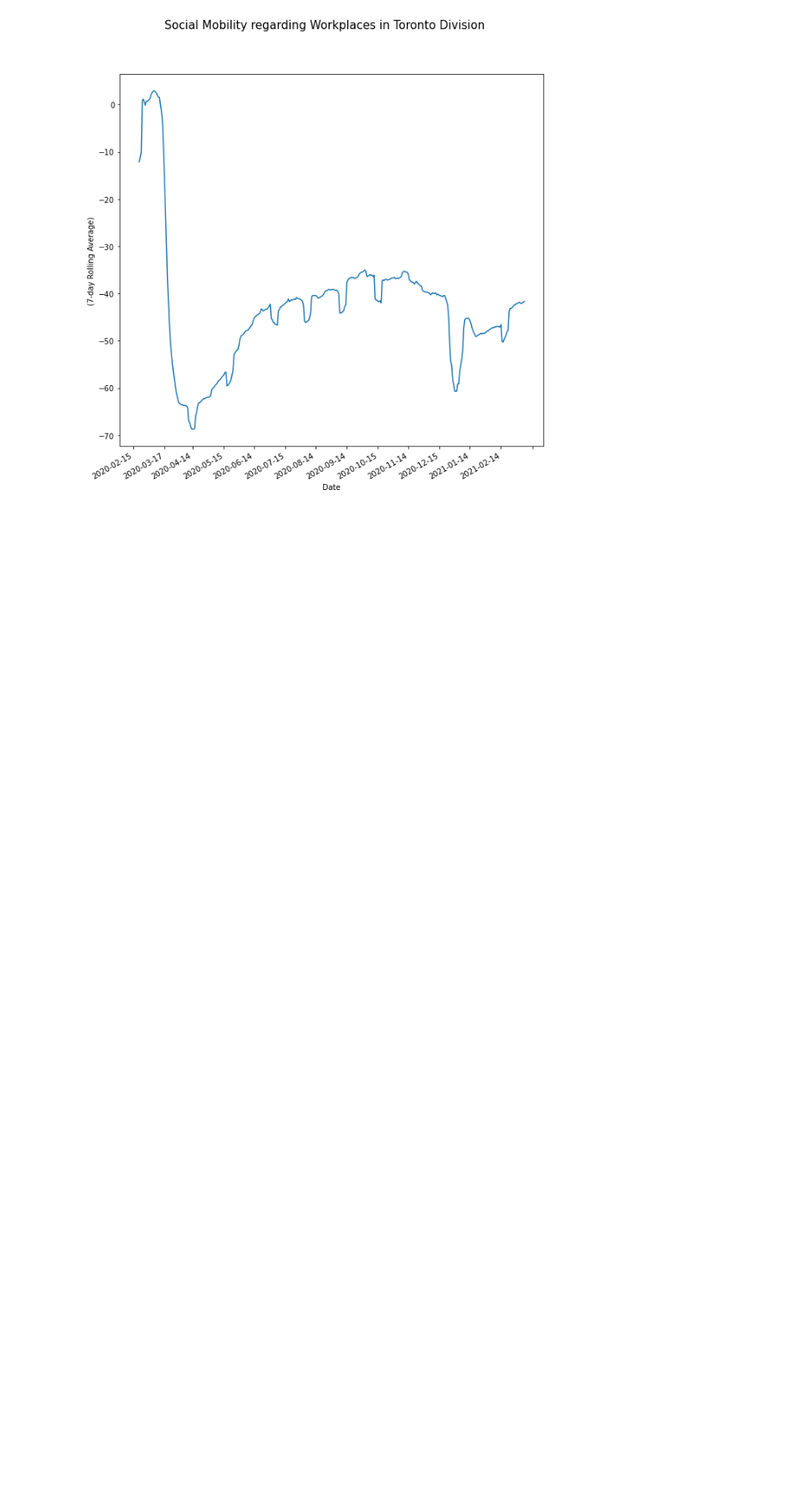
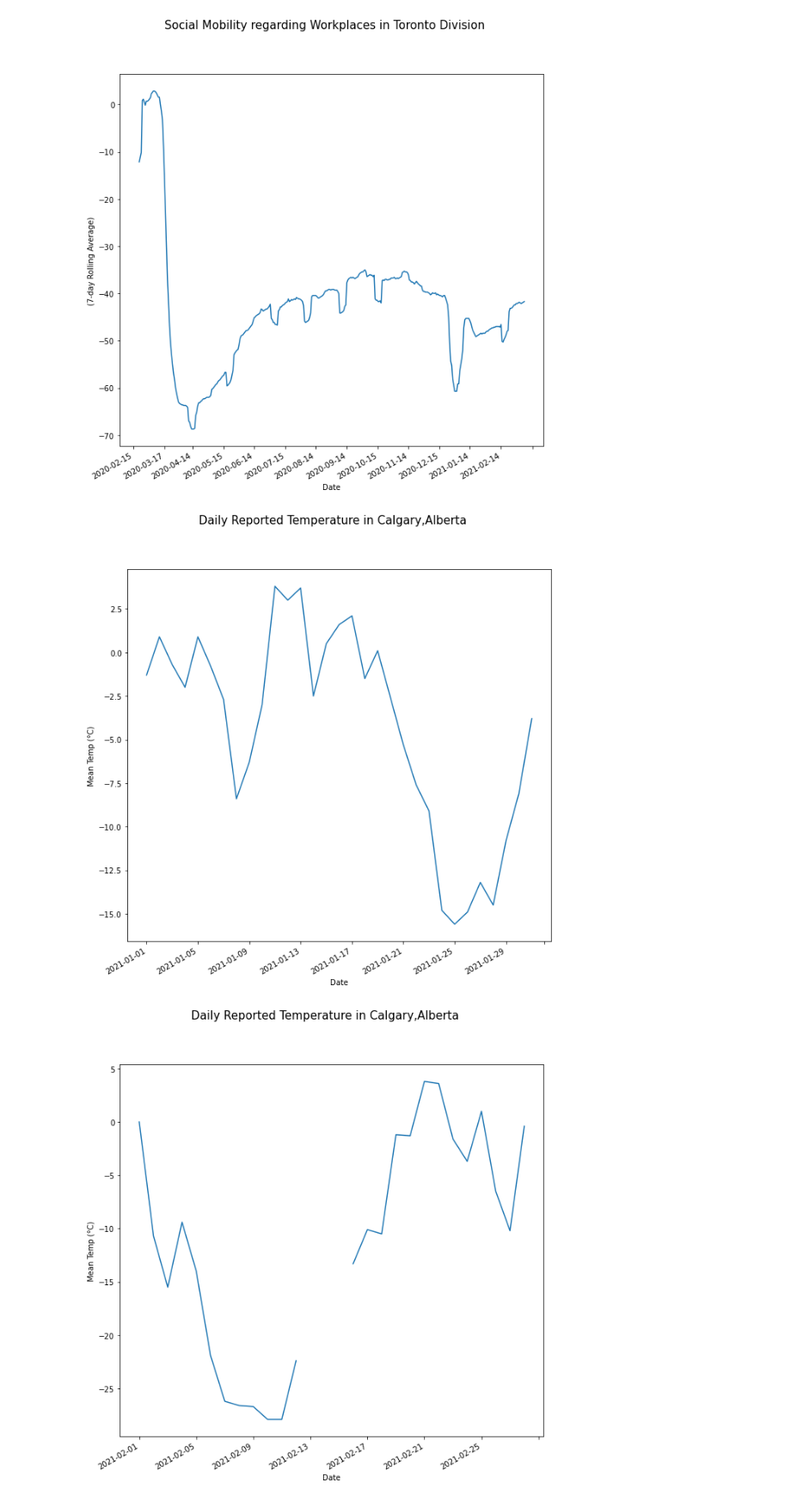
Before and after one commit to jolenezheng/COVIDDashboard, a Jupyter notebook: NEW COVID-19 Mortality Graphs for Canada.ipynb, the cells around one changed output. Shown: that part at 86% size. Cells and saved outputs as stored; diff of their text form; code cells hidden in the pictures; blank space fills up the shorter version.

```diff
--- a/NEW COVID-19 Mortality Graphs for Canada.ipynb
+++ b/NEW COVID-19 Mortality Graphs for Canada.ipynb
@@ -275,35 +275,46 @@ from dateutil.relativedelta import relativedelta
 province_name = 'Alberta'
 region_name = 'Calgary'
 
 # Opens the text file in lines
 weat_info = pd.read_csv(r'C:\Users\shafi\Downloads\COVID-19 CANADIAN DASHBOARD\health_regions_weather.csv')
 
 def climateid(province_name, region_name):
     weat_info_province = weat_info[weat_info.province_name == province_name]
-    return weat_info_province.stat_id[weat_info_province.health_region == region_name].item()
+    return weat_info_province.climate_id[weat_info_province.health_region == region_name].item()
 
 def provinceid(province_name, region_name):
     weat_info_province = weat_info[weat_info.province_name == province_name]
     return weat_info_province.prov_id[weat_info_province.health_region == region_name].item()
 
 base_url = 'https://dd.weather.gc.ca/climate/observations/daily/csv/'
 start_dt = dt.datetime(2020, 12, 31)
 end_dt = dt.datetime.today()
 
 delta = relativedelta(months=1)
 
 while start_dt <= end_dt:
     start_dt += delta
 
     date_rang = start_dt.strftime("%Y-%m")
 
     target_url = base_url + provinceid(province_name, region_name) + '/climate_daily_' +provinceid(province_name, region_name)+ '_' +climateid(province_name, region_name)+ '_' +date_rang+ '_P1D.csv'
 
     weather_data = pd.read_csv(target_url, encoding='Latin-1')
 
-
-    print(pd.DataFrame(weather_data['Date/Time']))
-
-
     weather_annual = pd.concat([weather_data['Mean Temp (°C)']], ignore_index=True)
     weather_date = pd.concat([weather_data['Date/Time']], ignore_index=True)
+
+    fig, ax = plt.subplots(figsize=(10, 10))
+
+    plt.plot(weather_date, weather_annual)
+
+    plt.xlabel('Date', fontsize=10)
+    plt.ylabel('Mean Temp (°C)', fontsize=10)
+    plt.suptitle('Daily Reported Temperature in '+region_name+ ','+province_name, fontsize=15)
+
+    ax.xaxis.set_major_locator(mdates.AutoDateLocator())
+
+    fig.autofmt_xdate()
+# %% [output]
+[figure, added]
+[figure, added]
```
Also changed, not shown: parts of 2 cells of this notebook, 42 other files.
